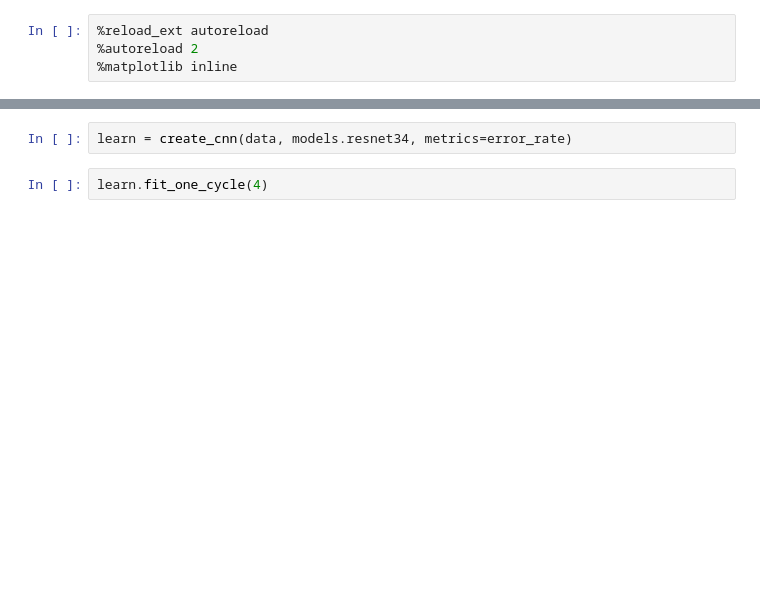
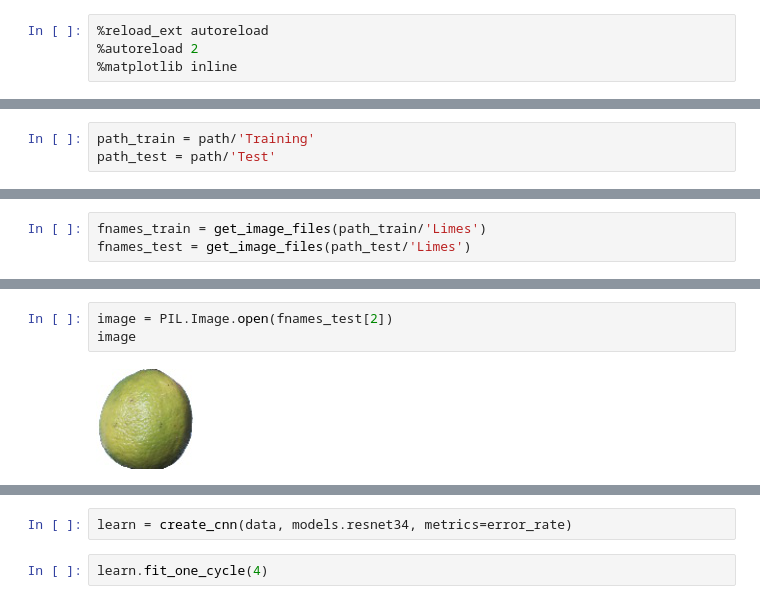
Before and after one commit to neronicolo/fastai_dl1_v3_notebooks, a Jupyter notebook: lesson1-fruits-360_nikola.ipynb, the cells around one changed output, grey strips where cells are left out. Cells and saved outputs as stored; diff of their text form; blank space fills up the shorter version.

```diff
--- a/lesson1-fruits-360_nikola.ipynb
+++ b/lesson1-fruits-360_nikola.ipynb
@@ -33,0 +31,3 @@ path.ls()
+# %%
+path_train = path/'Training'
+path_test = path/'Test'
@@ -33,0 +54,3 @@ path.ls()
+# %%
+fnames_train = get_image_files(path_train/'Limes')
+fnames_test = get_image_files(path_test/'Limes')
@@ -33,0 +66,5 @@ path.ls()
+# %%
+image = PIL.Image.open(fnames_test[2])
+image
+# %% [output]
+[figure, added]
```
Also changed, not shown: parts of 65 cells of this notebook, 1 other file.
